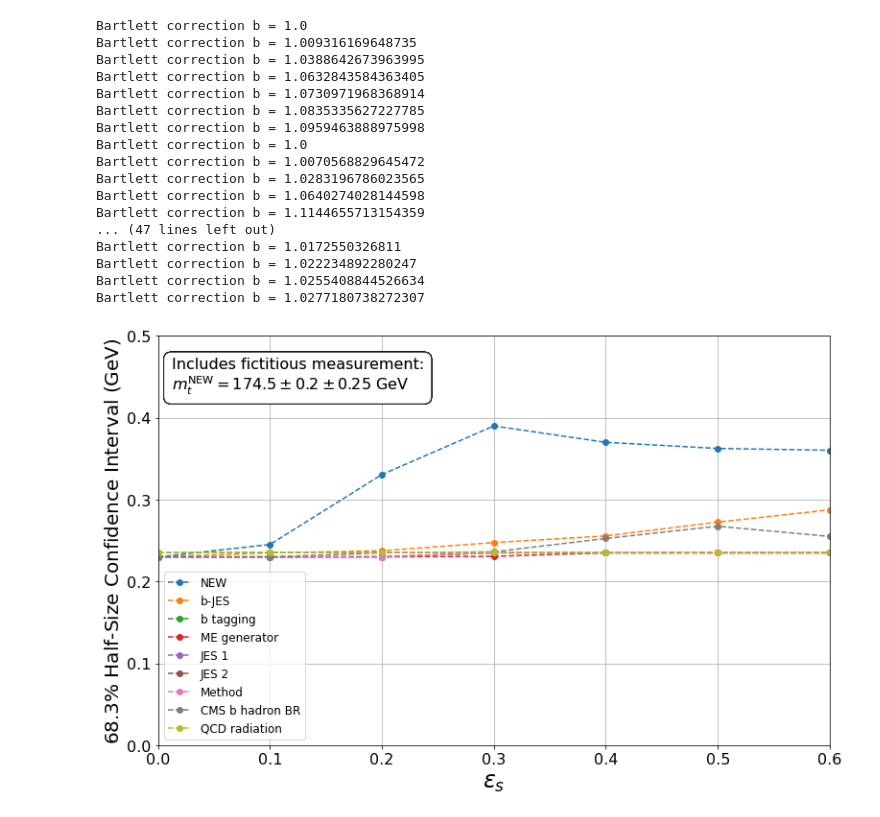
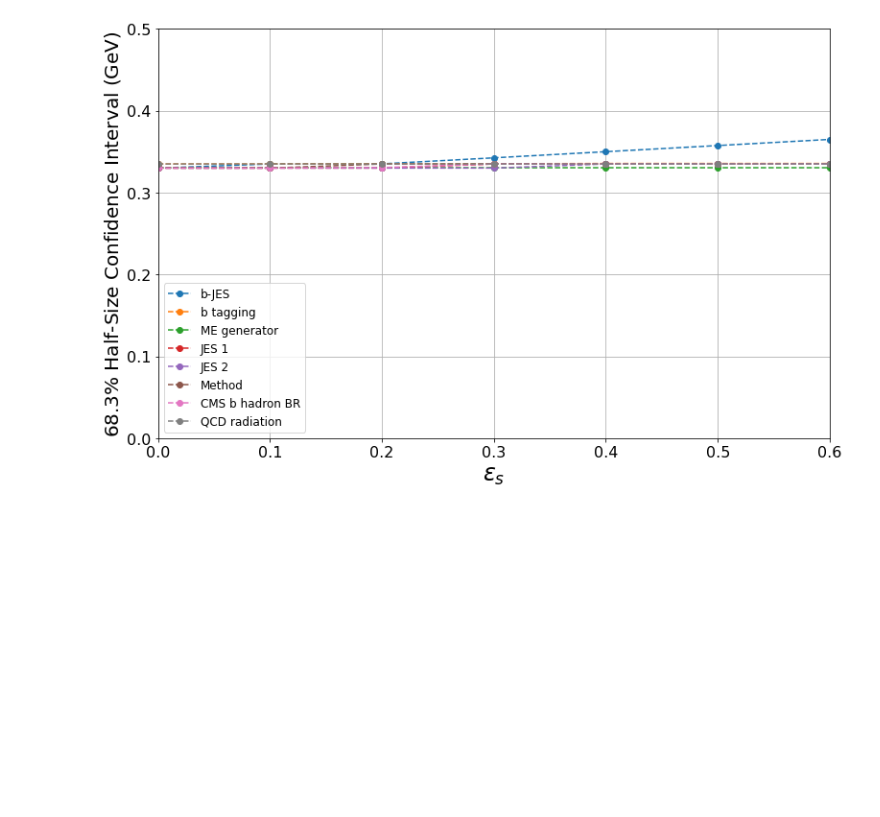
Before and after one commit to EnzoCanonero/GVM-Combinations, a Jupyter notebook: combination_paper.ipynb, the cells around one changed output. Cells and saved outputs as stored; diff of their text form; code cells hidden in the pictures; blank space fills up the shorter version.

```diff
--- a/combination_paper.ipynb
+++ b/combination_paper.ipynb
@@ -13,38 +13,15 @@ from GVM_combination import combination, replace_labels
 
 import json
 # %%
-input_folder = "input_files/"
+input_folder = "input_files_old/"
 # %%
 comb = 'lhc'
 uncertainties = {}
 top_comb = combination(input_folder, comb=comb)
 
-syst_name = "new"
-m_t_new = 174.5
-stat_new = 0.2
-syst_value = 0.25
-uncertain_syst_value = 0.1
-top_comb.add_measurement(m_t_new, stat_new, syst_name, syst_value, uncertain_syst_value)
 
-systematics = ['new', 'LHCbJES', 'btag', 'ME', 'LHCJES1', 'LHCJES2', 'method', 'CMSbHad', 'LHCrad']
+systematics = ['LHCbJES', 'btag', 'ME', 'LHCJES1', 'LHCJES2', 'method', 'CMSbHad', 'LHCrad']
 
 all_CI1 = top_comb.analyze_systematics_combination_CI(systematics, eps_end=0.6, n_points=7, ylim=(0.,0.5), output_path = 'output_files/results_new2')# bartlett_json_path='new1_bartlett/summary_results_bias_sigma.json')
 # %% [output]
-Bartlett correction b = 1.0
-Bartlett correction b = 1.009316169648735
-Bartlett correction b = 1.0388642673963995
-Bartlett correction b = 1.0632843584363405
-Bartlett correction b = 1.0730971968368914
-Bartlett correction b = 1.0835335627227785
-Bartlett correction b = 1.0959463888975998
-Bartlett correction b = 1.0
-Bartlett correction b = 1.0070568829645472
-Bartlett correction b = 1.0283196786023565
-Bartlett correction b = 1.0640274028144598
-Bartlett correction b = 1.1144655713154359
-... (47 lines left out)
-Bartlett correction b = 1.0172550326811
-Bartlett correction b = 1.022234892280247
-Bartlett correction b = 1.0255408844526634
-Bartlett correction b = 1.0277180738272307
-[figure, old version]
+[figure, new version]
```
Also changed, not shown: parts of 8 cells of this notebook, 3 other files.
